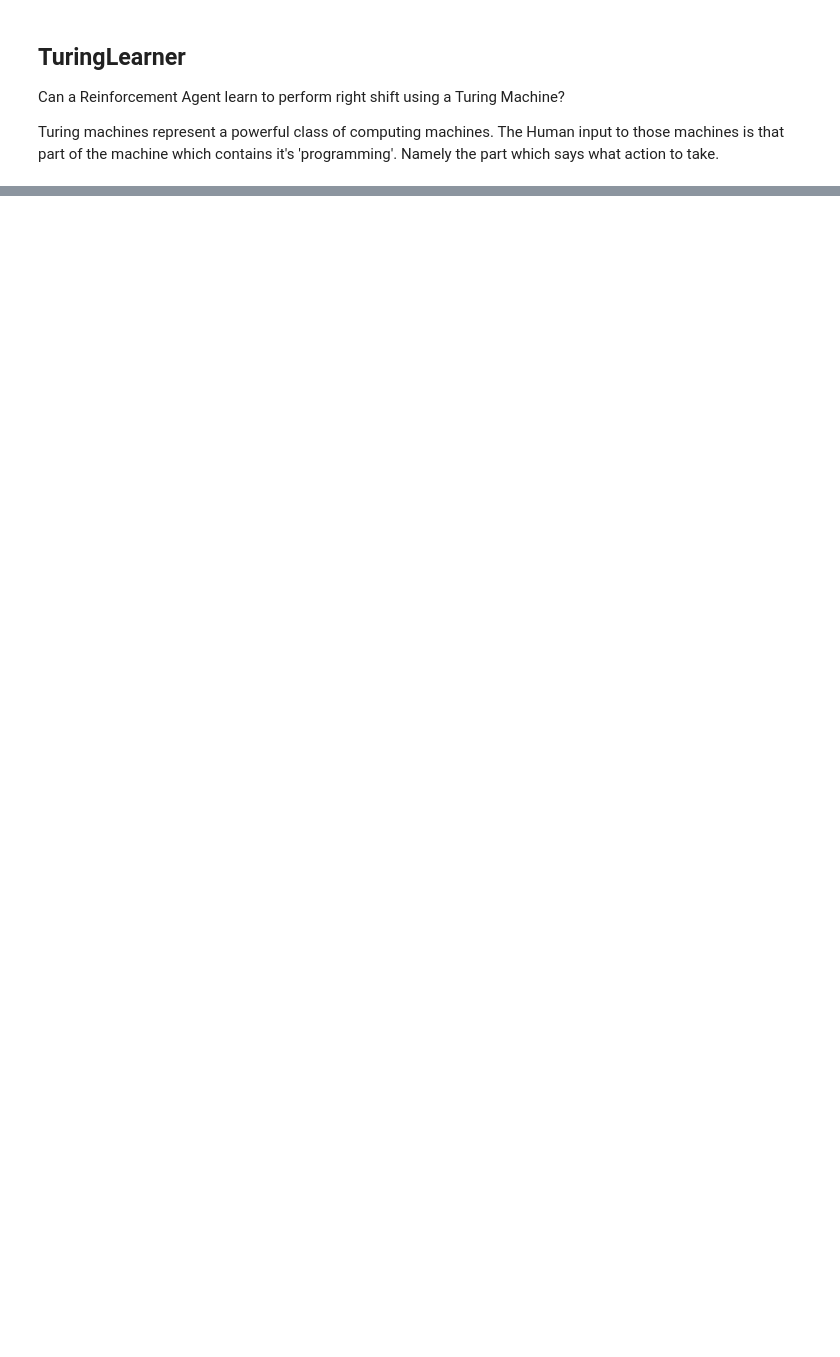
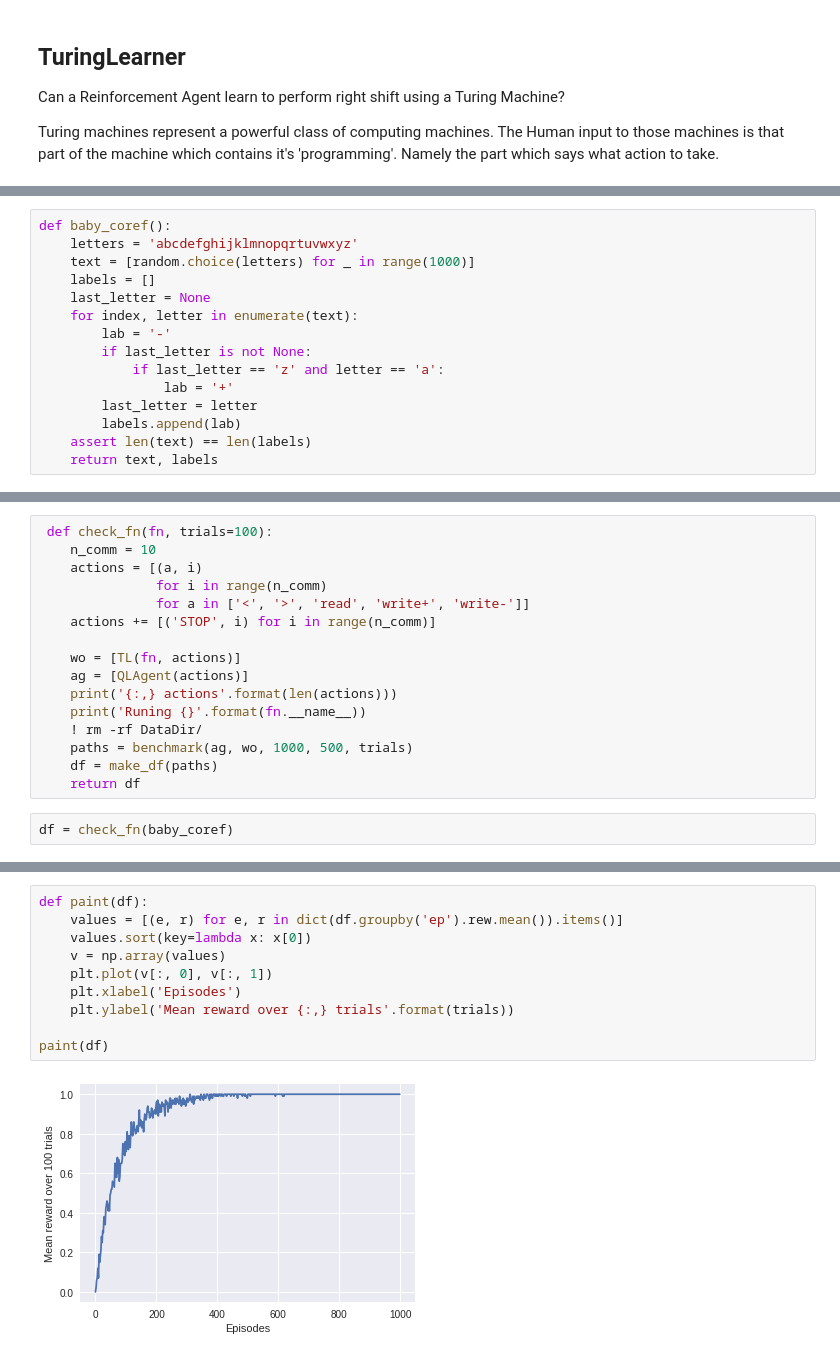
Before and after one commit to theSage21/notebooks, a Jupyter notebook: books/Turing-Learner.ipynb, the cells around one changed output, grey strips where cells are left out. Saved outputs shown, nothing was run; the diff lists cells and outputs as text; blank space fills up the shorter version.

```diff
--- a/books/Turing-Learner.ipynb
+++ b/books/Turing-Learner.ipynb
@@ -157,0 +31,15 @@ run_fn(sorting, eps=1000)
+# %%
+def baby_coref():
+    letters = 'abcdefghijklmnopqrtuvwxyz'
+    text = [random.choice(letters) for _ in range(1000)]
+    labels = []
+    last_letter = None
+    for index, letter in enumerate(text):
+        lab = '-'
+        if last_letter is not None:
+            if last_letter == 'z' and letter == 'a':
+                lab = '+'
+        last_letter = letter
+        labels.append(lab)
+    assert len(text) == len(labels)
+    return text, labels
@@ -157,0 +94,18 @@ run_fn(sorting, eps=1000)
+# %%
+ def check_fn(fn, trials=100):
+    n_comm = 10
+    actions = [(a, i)
+               for i in range(n_comm)
+               for a in ['<', '>', 'read', 'write+', 'write-']]
+    actions += [('STOP', i) for i in range(n_comm)]
+
+    wo = [TL(fn, actions)]
+    ag = [QLAgent(actions)]
+    print('{:,} actions'.format(len(actions)))
+    print('Runing {}'.format(fn.__name__))
+    ! rm -rf DataDir/
+    paths = benchmark(ag, wo, 1000, 500, trials)
+    df = make_df(paths)
+    return df
+# %%
+df = check_fn(baby_coref)
@@ -157,0 +122,12 @@ run_fn(sorting, eps=1000)
+# %%
+def paint(df):
+    values = [(e, r) for e, r in dict(df.groupby('ep').rew.mean()).items()]
+    values.sort(key=lambda x: x[0])
+    v = np.array(values)
+    plt.plot(v[:, 0], v[:, 1])
+    plt.xlabel('Episodes')
+    plt.ylabel('Mean reward over {:,} trials'.format(trials))
+
+paint(df)
+# %% [output]
+[figure, added]
```
Also changed, not shown: parts of 23 cells of this notebook.
